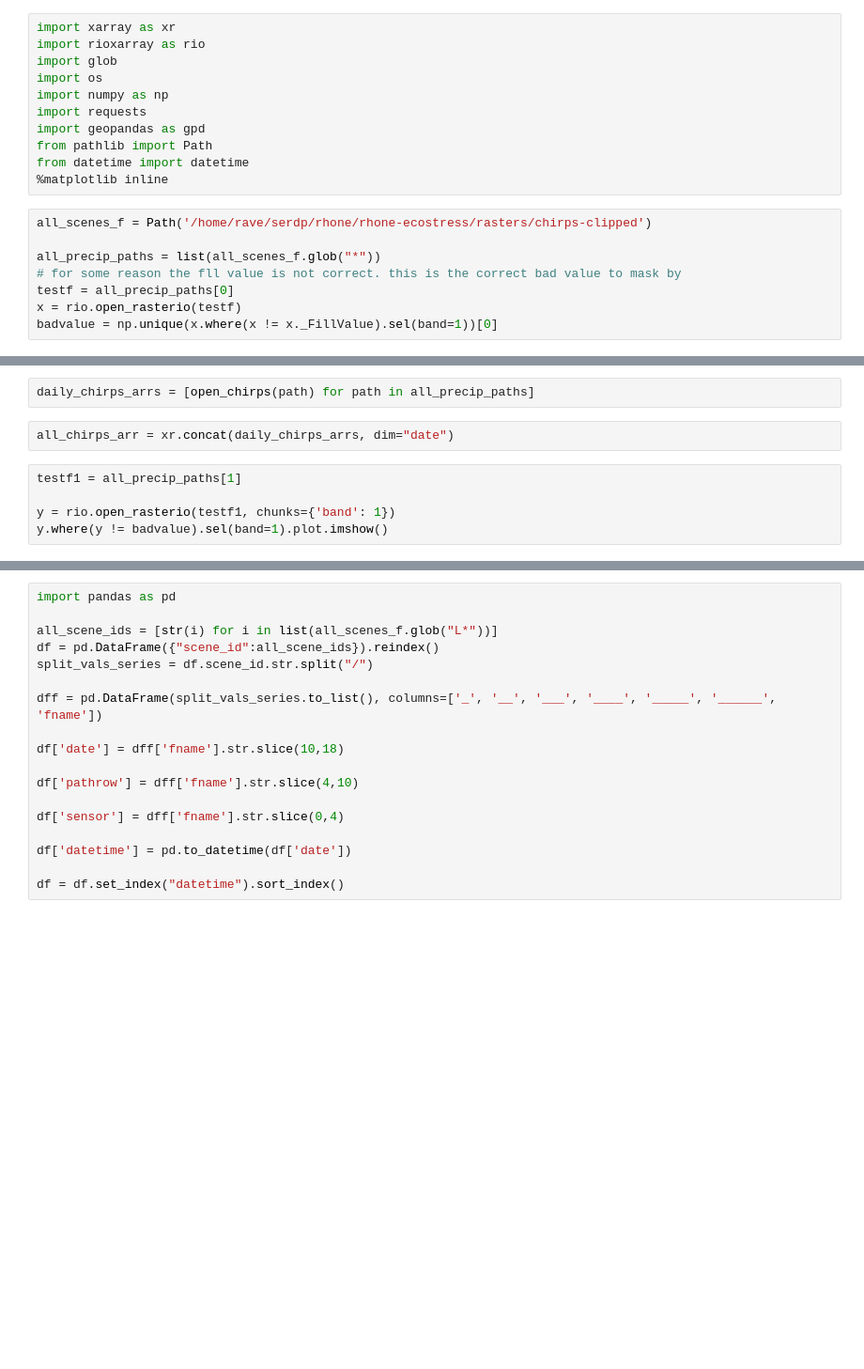
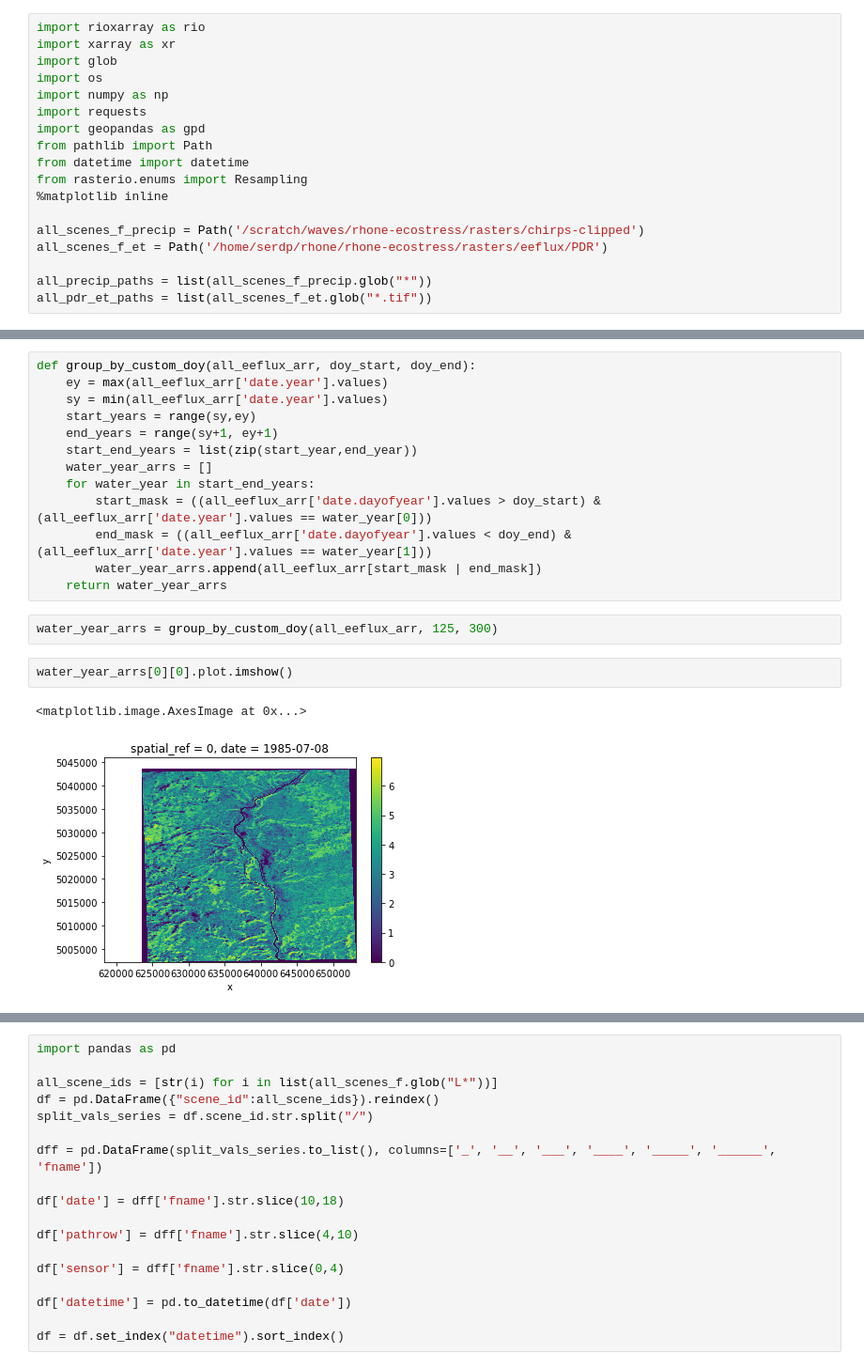
Before and after one commit to ecohydro/rhone-ecostress, a Jupyter notebook: notebooks/integrate_seasonal_et_p.ipynb, the cells around one changed output, grey strips where cells are left out. Shown at 94% size. Cells and saved outputs as stored; diff of their text form; blank space fills up the shorter version.

Commit message:
fast example integration with flexible start doy and end doy. need to figure how to account for variable sampling start and endpoints

```diff
--- a/notebooks/integrate_seasonal_et_p.ipynb
+++ b/notebooks/integrate_seasonal_et_p.ipynb
@@ -1,6 +1,6 @@
 # %%
+import rioxarray as rio
 import xarray as xr
-import rioxarray as rio
 import glob
 import os
 import numpy as np
@@ -8,13 +8,12 @@ import requests
 import geopandas as gpd
 from pathlib import Path
 from datetime import datetime
+from rasterio.enums import Resampling
 %matplotlib inline
+
+all_scenes_f_precip = Path('/scratch/waves/rhone-ecostress/rasters/chirps-clipped')
+all_scenes_f_et = Path('/home/serdp/rhone/rhone-ecostress/rasters/eeflux/PDR')
+
+all_precip_paths = list(all_scenes_f_precip.glob("*"))
+all_pdr_et_paths = list(all_scenes_f_et.glob("*.tif"))
-# %%
-all_scenes_f = Path('/home/rave/serdp/rhone/rhone-ecostress/rasters/chirps-clipped')
-
-all_precip_paths = list(all_scenes_f.glob("*"))
-# for some reason the fll value is not correct. this is the correct bad value to mask by
-testf = all_precip_paths[0]
-x = rio.open_rasterio(testf)
-badvalue = np.unique(x.where(x != x._FillValue).sel(band=1))[0]
 # %%
@@ -43,9 +87,20 @@ len(all_precip_paths) * 41.7 / 10e3
-# %%
-daily_chirps_arrs = [open_chirps(path) for path in all_precip_paths]
-# %%
-all_chirps_arr = xr.concat(daily_chirps_arrs, dim="date")
-# %%
-testf1 = all_precip_paths[1]
-
-y = rio.open_rasterio(testf1, chunks={'band': 1})
-y.where(y != badvalue).sel(band=1).plot.imshow()
+# %%
+def group_by_custom_doy(all_eeflux_arr, doy_start, doy_end):
+    ey = max(all_eeflux_arr['date.year'].values)
+    sy = min(all_eeflux_arr['date.year'].values)
+    start_years = range(sy,ey)
+    end_years = range(sy+1, ey+1)
+    start_end_years = list(zip(start_year,end_year))
+    water_year_arrs = []
+    for water_year in start_end_years:
+        start_mask = ((all_eeflux_arr['date.dayofyear'].values > doy_start) & (all_eeflux_arr['date.year'].values == water_year[0]))
+        end_mask = ((all_eeflux_arr['date.dayofyear'].values < doy_end) & (all_eeflux_arr['date.year'].values == water_year[1]))
+        water_year_arrs.append(all_eeflux_arr[start_mask | end_mask])
+    return water_year_arrs
+# %%
+water_year_arrs = group_by_custom_doy(all_eeflux_arr, 125, 300)
+# %%
+water_year_arrs[0][0].plot.imshow()
+# %% [output]
+<matplotlib.image.AxesImage at 0x...>
+[figure, added]
```
Also changed, not shown: parts of 9 cells of this notebook.
